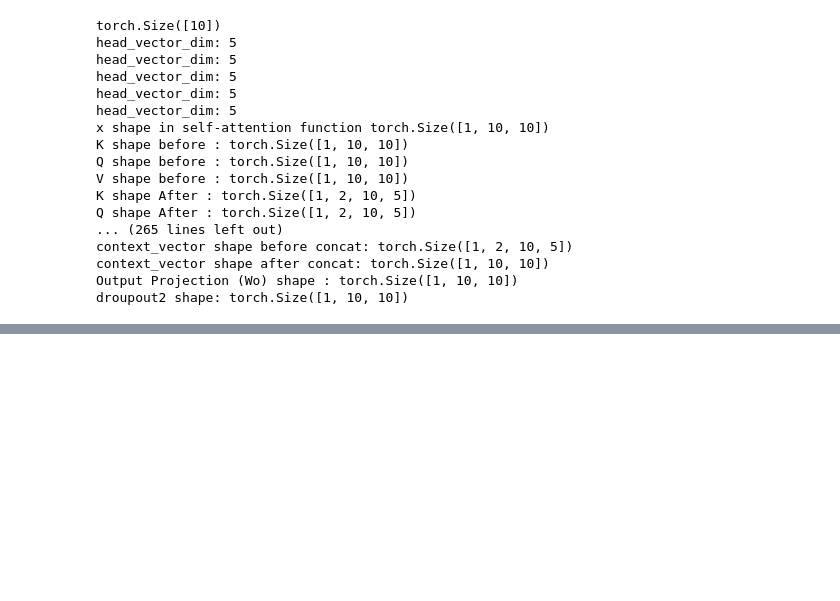
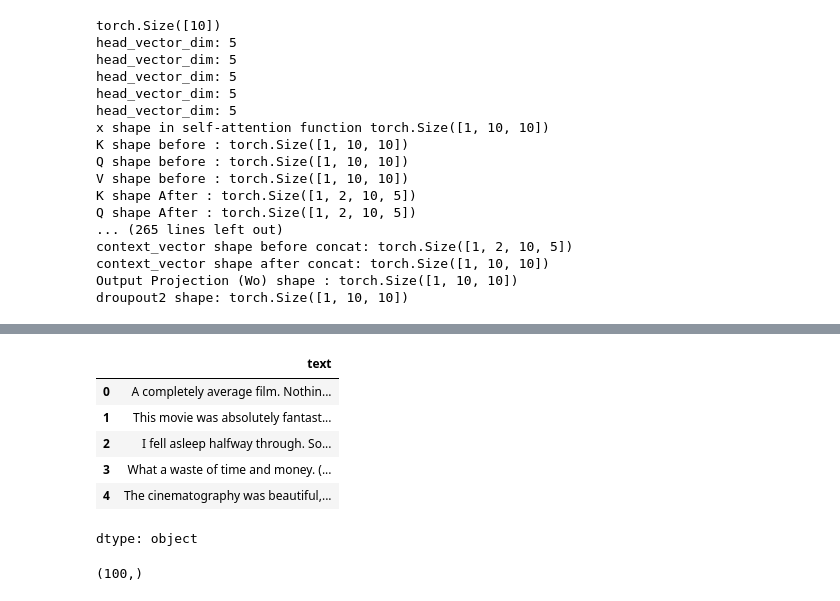
Before and after one commit to heyanugrah/Transformers, a Jupyter notebook: codeTransformerMe.ipynb, the cells around one changed output, grey strips where cells are left out. Cells and saved outputs as stored; diff of their text form; code cells hidden in the pictures; blank space fills up the shorter version.

Commit message:
sentiment analysis using transformer

```diff
--- a/codeTransformerMe.ipynb
+++ b/codeTransformerMe.ipynb
@@ -761,0 +774,14 @@ droupout2 shape: torch.Size([1, 10, 10])
+# %%
+from os import X_OK
+#Read CSV
+
+import pandas as pd
+
+df = pd.read_csv(f"/content/sample_data/sentiment_dataset_sample.csv")
+
+df.head()
+
+X = df['text']
+y = df['label']
+
+X,y
@@ -761,0 +894,14 @@ droupout2 shape: torch.Size([1, 10, 10])
+# %%
+X[:5]
+# %% [output]
+|  | text |
+| 0 | A completely average film. Nothin... |
+| 1 | This movie was absolutely fantast... |
+| 2 | I fell asleep halfway through. So... |
+| 3 | What a waste of time and money. (... |
+| 4 | The cinematography was beautiful,... |
+dtype: object
+# %%
+X.shape
+# %% [output]
+(100,)
```
Also changed, not shown: parts of 17 cells of this notebook.
